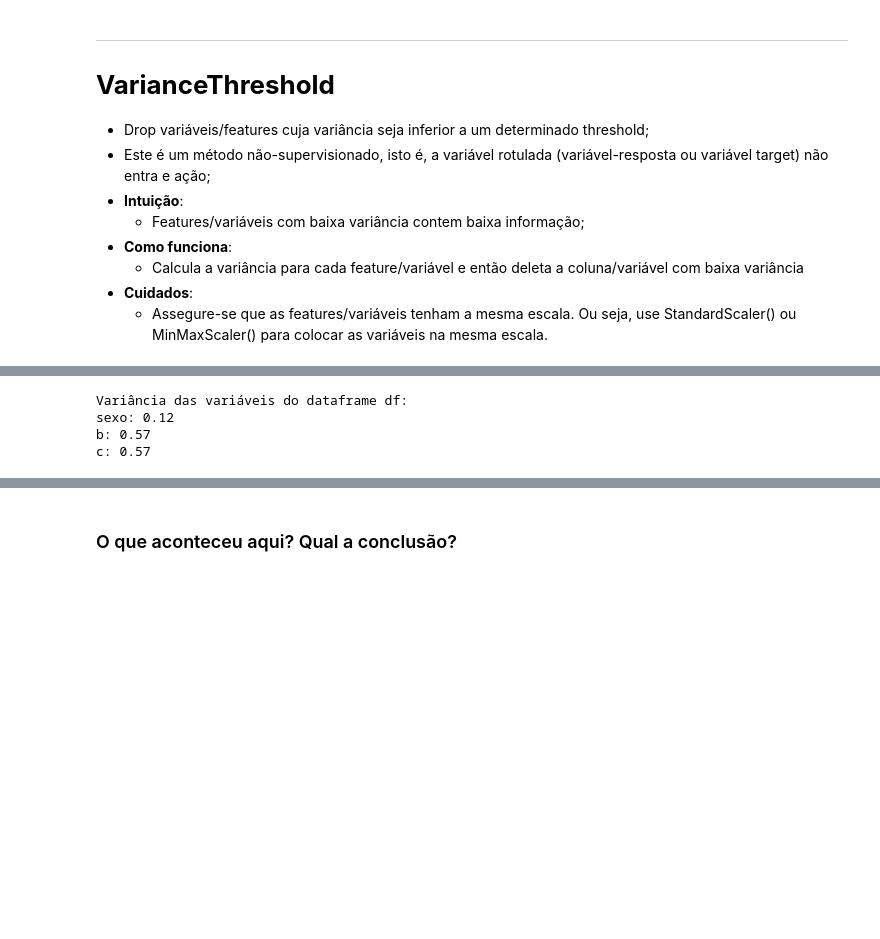
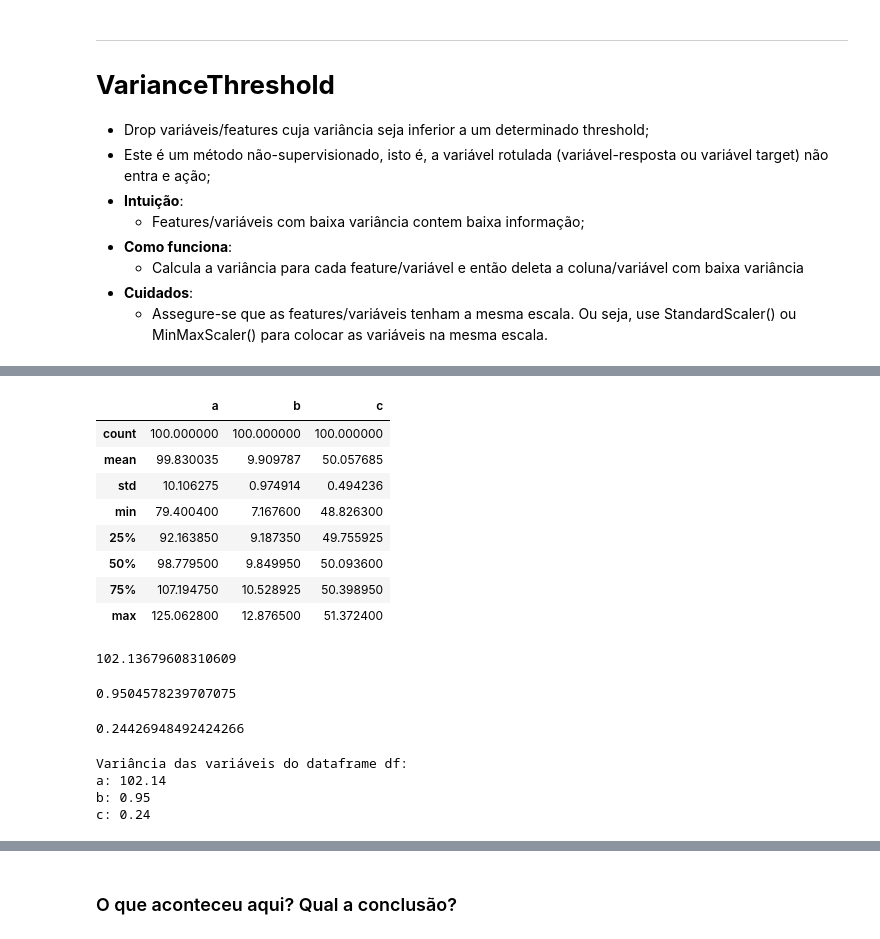
Before and after one commit to MathMachado/DSWP, a Jupyter notebook: Notebooks/NB10_04__3DP_5_Feature_Selection.ipynb, the cells around one changed output, grey strips where cells are left out. Drawn from its saved outputs; the diff is of its cells as text; code cells hidden in the pictures; blank space fills up the shorter version.

```diff
--- a/Notebooks/NB10_04__3DP_5_Feature_Selection.ipynb
+++ b/Notebooks/NB10_04__3DP_5_Feature_Selection.ipynb
@@ -94,0 +59,8 @@ df
+# %%
+np.random.seed(20111974)
+d_simulacao = {'a': np.round(np.random.normal(100, 10, size = 100), 4),
+               'b': np.round(np.random.normal(10, 1.0, size = 100), 4),
+               'c': np.round(np.random.normal(50, 0.5, size = 100), 4)}
+
+df = pd.DataFrame(d_simulacao)
+df.head()
@@ -95,11 +74,35 @@ df
+# %%
+df.describe()
+# %% [output]
+|  | a | b | c |
+| count | 100.000000 | 100.000000 | 100.000000 |
+| mean | 99.830035 | 9.909787 | 50.057685 |
+| std | 10.106275 | 0.974914 | 0.494236 |
+| min | 79.400400 | 7.167600 | 48.826300 |
+| 25% | 92.163850 | 9.187350 | 49.755925 |
+| 50% | 98.779500 | 9.849950 | 50.093600 |
+| 75% | 107.194750 | 10.528925 | 50.398950 |
+| max | 125.062800 | 12.876500 | 51.372400 |
+# %%
+df['a'].var()
+# %% [output]
+102.13679608310609
+# %%
+df['b'].var()
+# %% [output]
+0.9504578239707075
+# %%
+df['c'].var()
+# %% [output]
+0.24426948492424266
 # %%
 # Calculando as variâncias de cada Feature/variável:
-l_variaveis= ['sexo', 'b', 'c']
+l_variaveis= ['a', 'b', 'c']
 print(f'Variância das variáveis do dataframe df:')
 for s_Var in l_variaveis:
-    print(f'{s_Var}: {round(df[s_Var].var(),2)}')
+    print(f'{s_Var}: {round(df[s_Var].var(), 2)}')
 # %% [output]
 Variância das variáveis do dataframe df:
-sexo: 0.12
-b: 0.57
-c: 0.57
+a: 102.14
+b: 0.95
+c: 0.24
```
Also changed, not shown: parts of 9 cells of this notebook.
